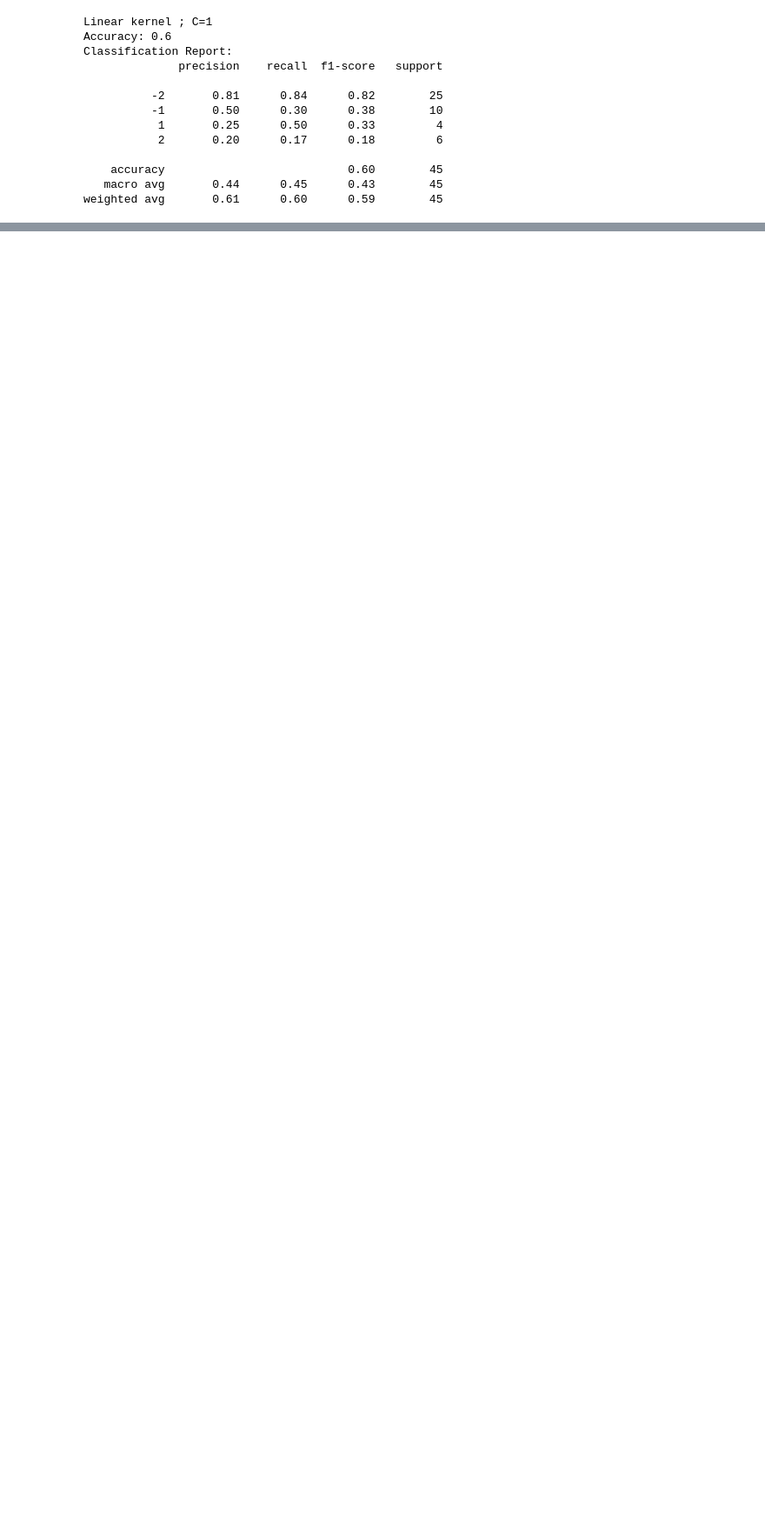
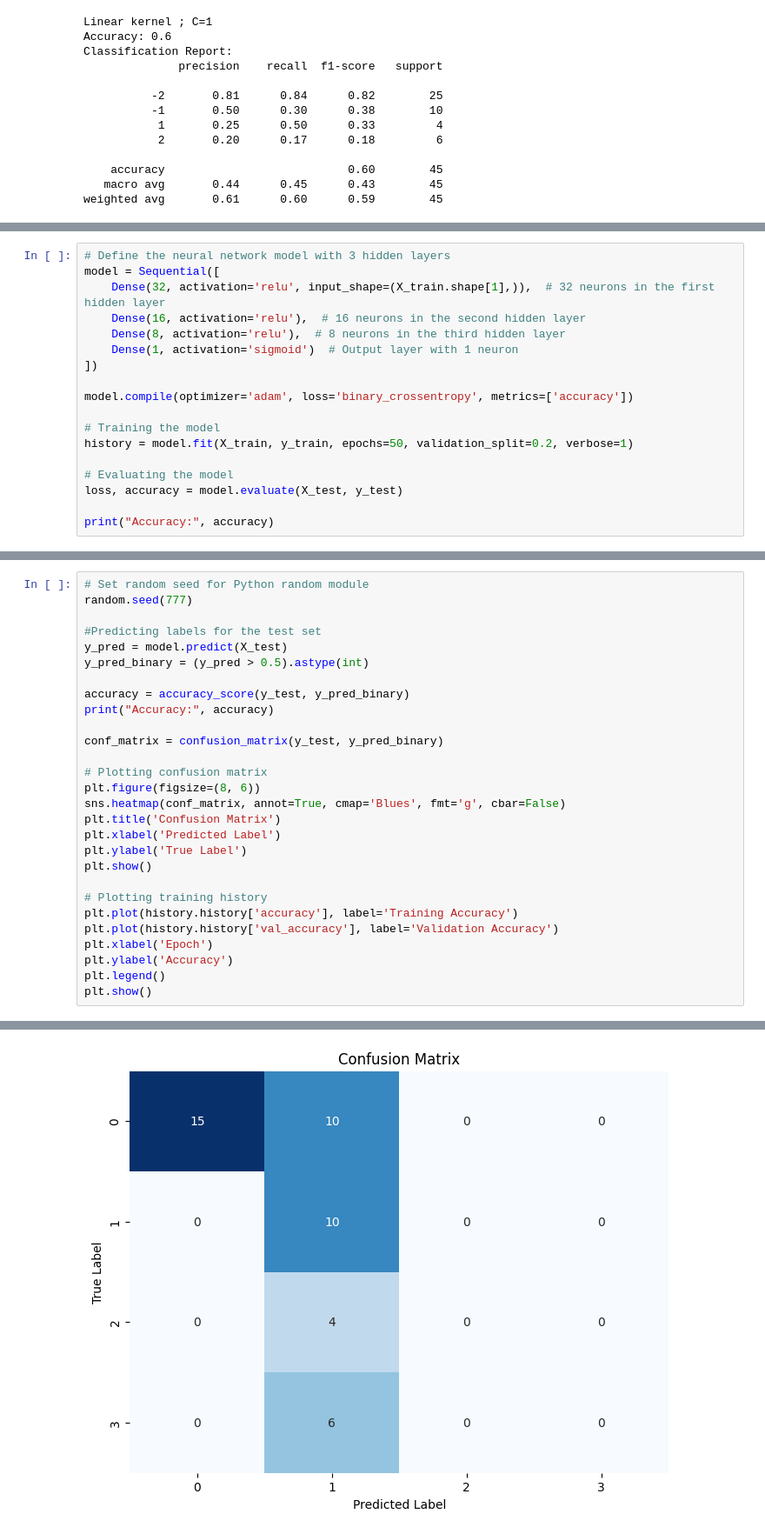
Before and after one commit to ManishV18/Renewify, a Jupyter notebook: Renewify.ipynb, the cells around one changed output, grey strips where cells are left out. Shown at 87% size. Drawn from its saved outputs; the diff is of its cells as text; blank space fills up the shorter version.

```diff
--- a/Renewify.ipynb
+++ b/Renewify.ipynb
@@ -1345,0 +1414,18 @@ weighted avg       0.61      0.60      0.59        45
+# %%
+# Define the neural network model with 3 hidden layers
+model = Sequential([
+    Dense(32, activation='relu', input_shape=(X_train.shape[1],)),  # 32 neurons in the first hidden layer
+    Dense(16, activation='relu'),  # 16 neurons in the second hidden layer
+    Dense(8, activation='relu'),  # 8 neurons in the third hidden layer
+    Dense(1, activation='sigmoid')  # Output layer with 1 neuron
+])
+
+model.compile(optimizer='adam', loss='binary_crossentropy', metrics=['accuracy'])
+
+# Training the model
+history = model.fit(X_train, y_train, epochs=50, validation_split=0.2, verbose=1)
+
+# Evaluating the model
+loss, accuracy = model.evaluate(X_test, y_test)
+
+print("Accuracy:", accuracy)
@@ -1345,0 +1450,29 @@ weighted avg       0.61      0.60      0.59        45
+# %%
+# Set random seed for Python random module
+random.seed(777)
+
+#Predicting labels for the test set
+y_pred = model.predict(X_test)
+y_pred_binary = (y_pred > 0.5).astype(int)
+
+accuracy = accuracy_score(y_test, y_pred_binary)
+print("Accuracy:", accuracy)
+
+conf_matrix = confusion_matrix(y_test, y_pred_binary)
+
+# Plotting confusion matrix
+plt.figure(figsize=(8, 6))
+sns.heatmap(conf_matrix, annot=True, cmap='Blues', fmt='g', cbar=False)
+plt.title('Confusion Matrix')
+plt.xlabel('Predicted Label')
+plt.ylabel('True Label')
+plt.show()
+
+# Plotting training history
+plt.plot(history.history['accuracy'], label='Training Accuracy')
+plt.plot(history.history['val_accuracy'], label='Validation Accuracy')
+plt.xlabel('Epoch')
+plt.ylabel('Accuracy')
+plt.legend()
+plt.show()
+# %% [output]
@@ -1345,0 +1481 @@ weighted avg       0.61      0.60      0.59        45
+[figure, added]
```
Also changed, not shown: parts of 23 cells of this notebook.
